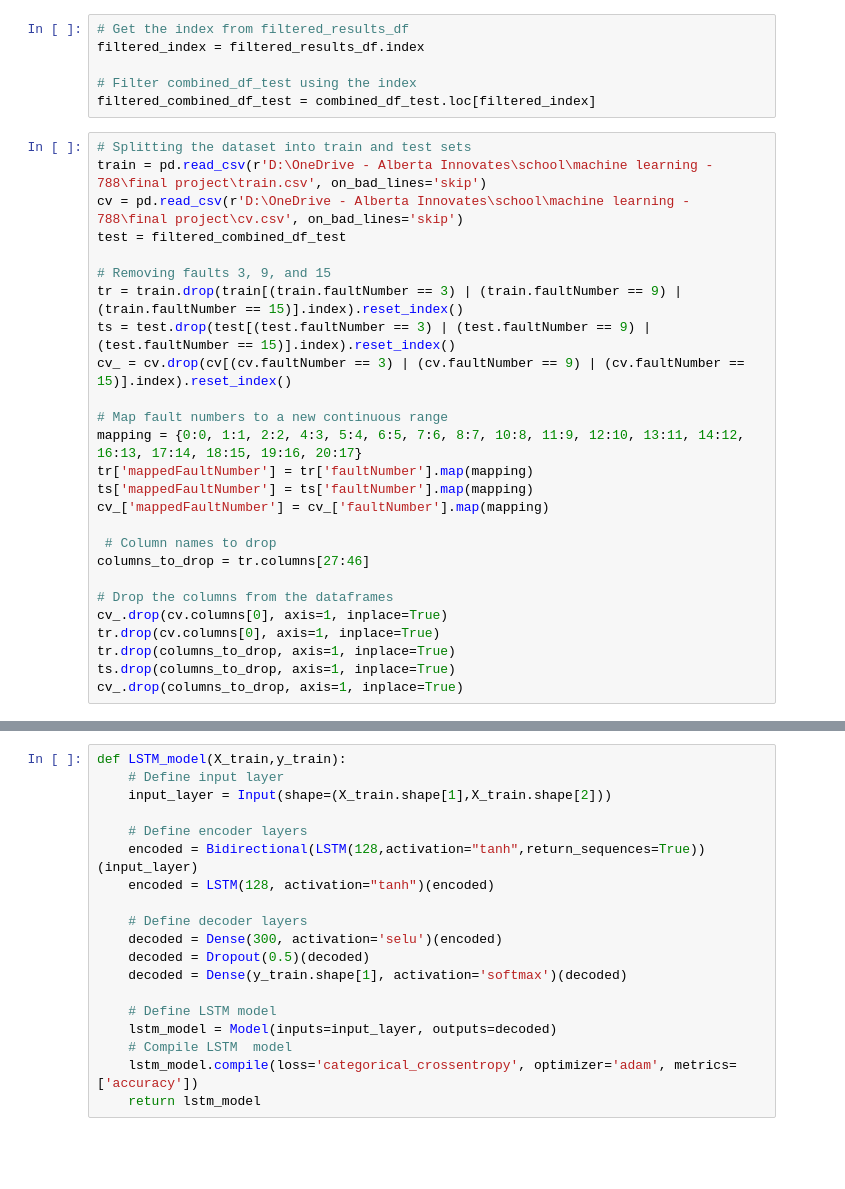
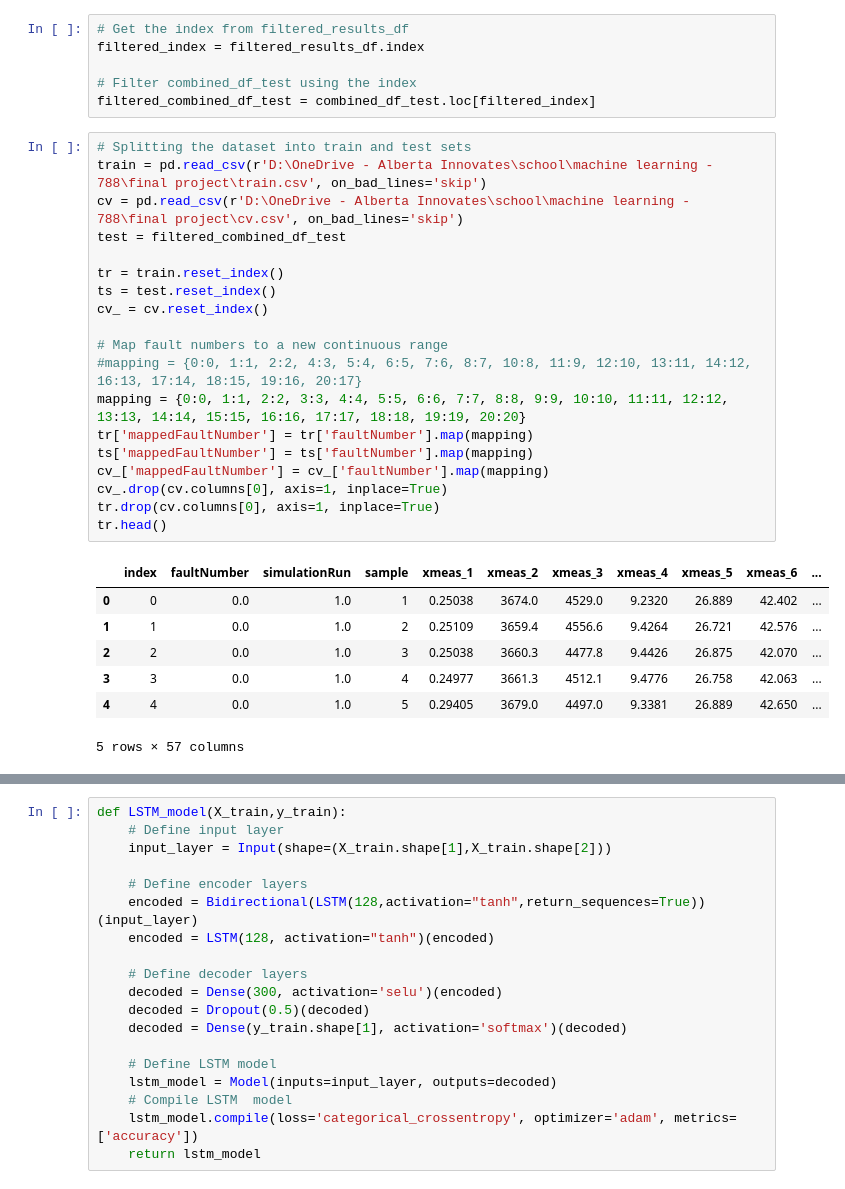
Before and after one commit to bns1808/MECE788Group1, a Jupyter notebook: main/RF and LSTM combined - TK.ipynb, the cells around one changed output, grey strips where cells are left out. Saved outputs shown, nothing was run; the diff lists cells and outputs as text; blank space fills up the shorter version.

```diff
--- a/main/RF and LSTM combined - TK.ipynb
+++ b/main/RF and LSTM combined - TK.ipynb
@@ -229,29 +348,30 @@ filtered_combined_df_test = combined_df_test.loc[filtered_index]
 # %%
 # Splitting the dataset into train and test sets
 train = pd.read_csv(r'D:\OneDrive - Alberta Innovates\school\machine learning - 788\final project\train.csv', on_bad_lines='skip')
 cv = pd.read_csv(r'D:\OneDrive - Alberta Innovates\school\machine learning - 788\final project\cv.csv', on_bad_lines='skip')
 test = filtered_combined_df_test
 
-# Removing faults 3, 9, and 15
-tr = train.drop(train[(train.faultNumber == 3) | (train.faultNumber == 9) | (train.faultNumber == 15)].index).reset_index()
-ts = test.drop(test[(test.faultNumber == 3) | (test.faultNumber == 9) | (test.faultNumber == 15)].index).reset_index()
-cv_ = cv.drop(cv[(cv.faultNumber == 3) | (cv.faultNumber == 9) | (cv.faultNumber == 15)].index).reset_index()
+tr = train.reset_index()
+ts = test.reset_index()
+cv_ = cv.reset_index()
 
 # Map fault numbers to a new continuous range
-mapping = {0:0, 1:1, 2:2, 4:3, 5:4, 6:5, 7:6, 8:7, 10:8, 11:9, 12:10, 13:11, 14:12, 16:13, 17:14, 18:15, 19:16, 20:17}
+#mapping = {0:0, 1:1, 2:2, 4:3, 5:4, 6:5, 7:6, 8:7, 10:8, 11:9, 12:10, 13:11, 14:12, 16:13, 17:14, 18:15, 19:16, 20:17}
+mapping = {0:0, 1:1, 2:2, 3:3, 4:4, 5:5, 6:6, 7:7, 8:8, 9:9, 10:10, 11:11, 12:12, 13:13, 14:14, 15:15, 16:16, 17:17, 18:18, 19:19, 20:20}
 tr['mappedFaultNumber'] = tr['faultNumber'].map(mapping)
 ts['mappedFaultNumber'] = ts['faultNumber'].map(mapping)
 cv_['mappedFaultNumber'] = cv_['faultNumber'].map(mapping)
-
- # Column names to drop
-columns_to_drop = tr.columns[27:46]
-
-# Drop the columns from the dataframes
 cv_.drop(cv.columns[0], axis=1, inplace=True)
 tr.drop(cv.columns[0], axis=1, inplace=True)
-tr.drop(columns_to_drop, axis=1, inplace=True)
-ts.drop(columns_to_drop, axis=1, inplace=True)
-cv_.drop(columns_to_drop, axis=1, inplace=True)
+tr.head()
+# %% [output]
+|  | index | faultNumber | simulationRun | sample | xmeas_1 | xmeas_2 | xmeas_3 | xmeas_4 | xmeas_5 | xmeas_6 | ... |
+| 0 | 0 | 0.0 | 1.0 | 1 | 0.25038 | 3674.0 | 4529.0 | 9.2320 | 26.889 | 42.402 | ... |
+| 1 | 1 | 0.0 | 1.0 | 2 | 0.25109 | 3659.4 | 4556.6 | 9.4264 | 26.721 | 42.576 | ... |
+| 2 | 2 | 0.0 | 1.0 | 3 | 0.25038 | 3660.3 | 4477.8 | 9.4426 | 26.875 | 42.070 | ... |
+| 3 | 3 | 0.0 | 1.0 | 4 | 0.24977 | 3661.3 | 4512.1 | 9.4776 | 26.758 | 42.063 | ... |
+| 4 | 4 | 0.0 | 1.0 | 5 | 0.29405 | 3679.0 | 4497.0 | 9.3381 | 26.889 | 42.650 | ... |
+5 rows × 57 columns
 # %%
 def SlidingWindow(df, w, s):
     X = []
```
Also changed, not shown: parts of 29 cells of this notebook, 1 other file.
